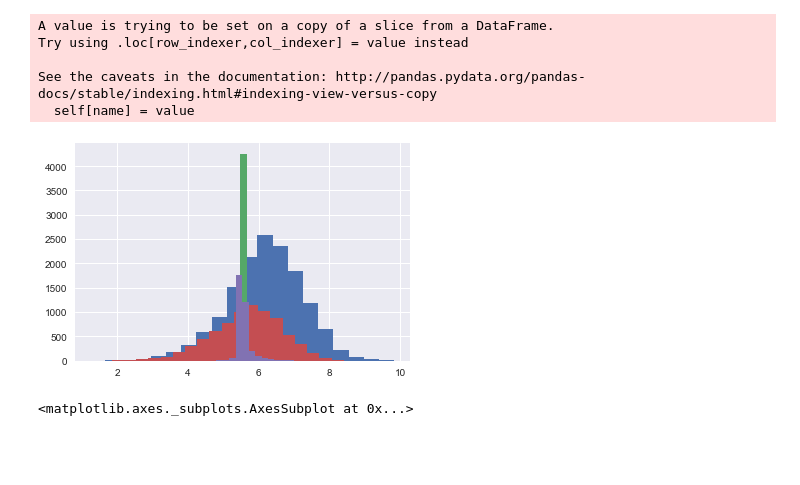
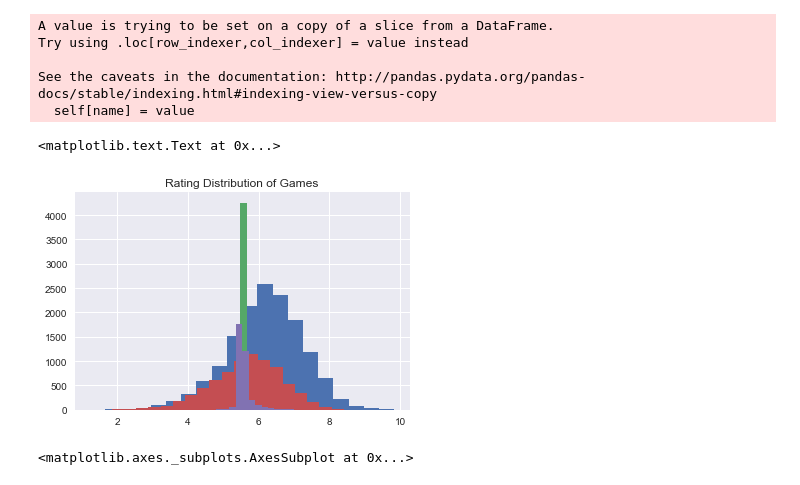
Before and after one commit to nss2108/Capstone-1-Springboard-, a Jupyter notebook: Statistical Analysis of Games Dataset.ipynb, the cells around one changed output. Saved outputs shown, nothing was run; the diff lists cells and outputs as text; code cells hidden in the pictures; blank space fills up the shorter version.

Commit message:
Add files via upload
Brief analysis of some statistically significant figures in the games dataset.

```diff
--- a/Statistical Analysis of Games Dataset.ipynb
+++ b/Statistical Analysis of Games Dataset.ipynb
@@ -153,13 +251,14 @@ Try using .loc[row_indexer,col_indexer] = value instead
 See the caveats in the documentation: http://pandas.pydata.org/pandas-docs/stable/indexing.html#indexing-view-versus-copy
   self[name] = value
 # %%
-twothousands.average.hist(bins=20)
-twothousands.geekscore.hist(bins=20)
-twencent.average.hist(bins=20)
-twencent.geekscore.hist(bins=20)
-plt.legend()
+x=twothousands.average.hist(bins=20)
+y=twothousands.geekscore.hist(bins=20)
+z=twencent.average.hist(bins=20)
+w=twencent.geekscore.hist(bins=20)
+plt.title("Rating Distribution of Games")
 # %% [output]
+<matplotlib.text.Text at 0x...>
-[figure, old version]
+[figure, new version]
 # %%
 twothousands.geekscore.hist(bins=20)
 # %% [output]
```
Also changed, not shown: parts of 42 cells of this notebook.
